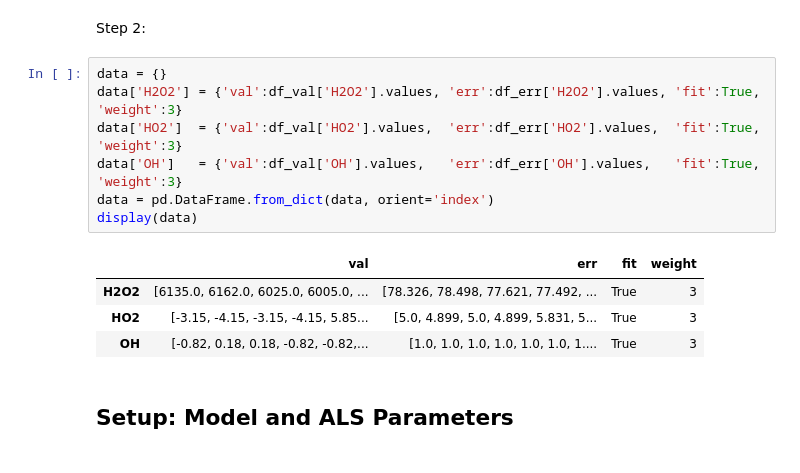
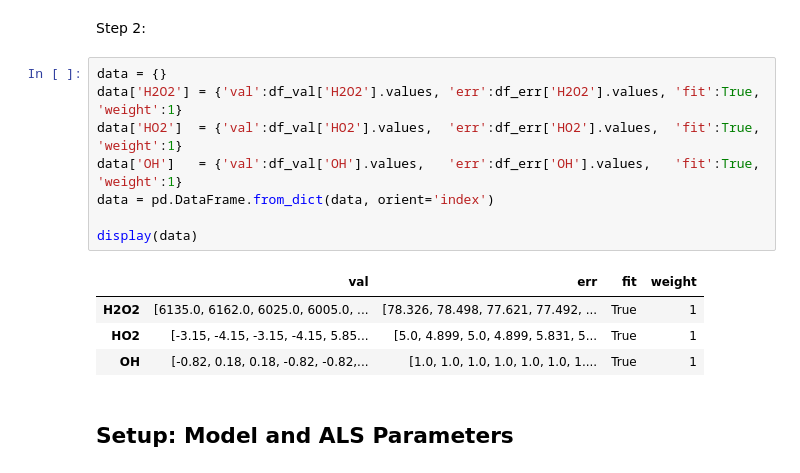
Before and after one commit to mdsmarte/ALS-Kinetic-Model, a Jupyter notebook: ex_notebook_1.ipynb, the cells around one changed output. Drawn from its saved outputs; the diff is of its cells as text.

```diff
--- a/ex_notebook_1.ipynb
+++ b/ex_notebook_1.ipynb
@@ -58,16 +59,17 @@ df_err = df_err.drop(drop_indices, axis=0).reset_index(drop=True)
 Step 2:
 # %%
 data = {}
-data['H2O2'] = {'val':df_val['H2O2'].values, 'err':df_err['H2O2'].values, 'fit':True, 'weight':3}
-data['HO2']  = {'val':df_val['HO2'].values,  'err':df_err['HO2'].values,  'fit':True, 'weight':3}
-data['OH']   = {'val':df_val['OH'].values,   'err':df_err['OH'].values,   'fit':True, 'weight':3}
+data['H2O2'] = {'val':df_val['H2O2'].values, 'err':df_err['H2O2'].values, 'fit':True, 'weight':1}
+data['HO2']  = {'val':df_val['HO2'].values,  'err':df_err['HO2'].values,  'fit':True, 'weight':1}
+data['OH']   = {'val':df_val['OH'].values,   'err':df_err['OH'].values,   'fit':True, 'weight':1}
 data = pd.DataFrame.from_dict(data, orient='index')
+
 display(data)
 # %% [output]
 |  | val | err | fit | weight |
-| H2O2 | [6135.0, 6162.0, 6025.0, 6005.0, ... | [78.326, 78.498, 77.621, 77.492, ... | True | 3 |
-| HO2 | [-3.15, -4.15, -3.15, -4.15, 5.85... | [5.0, 4.899, 5.0, 4.899, 5.831, 5... | True | 3 |
-| OH | [-0.82, 0.18, 0.18, -0.82, -0.82,... | [1.0, 1.0, 1.0, 1.0, 1.0, 1.0, 1.... | True | 3 |
+| H2O2 | [6135.0, 6162.0, 6025.0, 6005.0, ... | [78.326, 78.498, 77.621, 77.492, ... | True | 1 |
+| HO2 | [-3.15, -4.15, -3.15, -4.15, 5.85... | [5.0, 4.899, 5.0, 4.899, 5.831, 5... | True | 1 |
+| OH | [-0.82, 0.18, 0.18, -0.82, -0.82,... | [1.0, 1.0, 1.0, 1.0, 1.0, 1.0, 1.... | True | 1 |
 # %% [markdown]
 ## Setup: Model and ALS Parameters
 # %%
```
Also changed, not shown: parts of 8 cells of this notebook, 4 other files.
